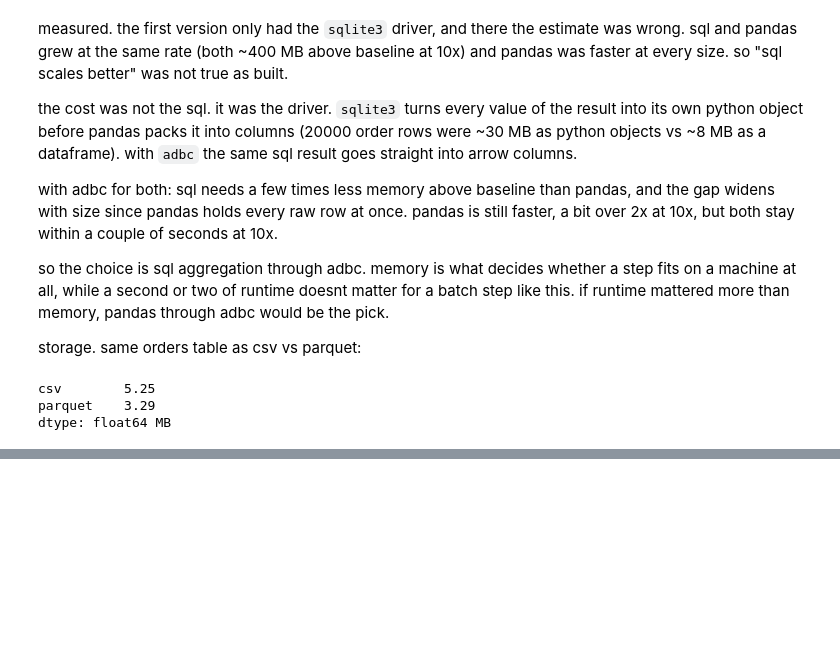
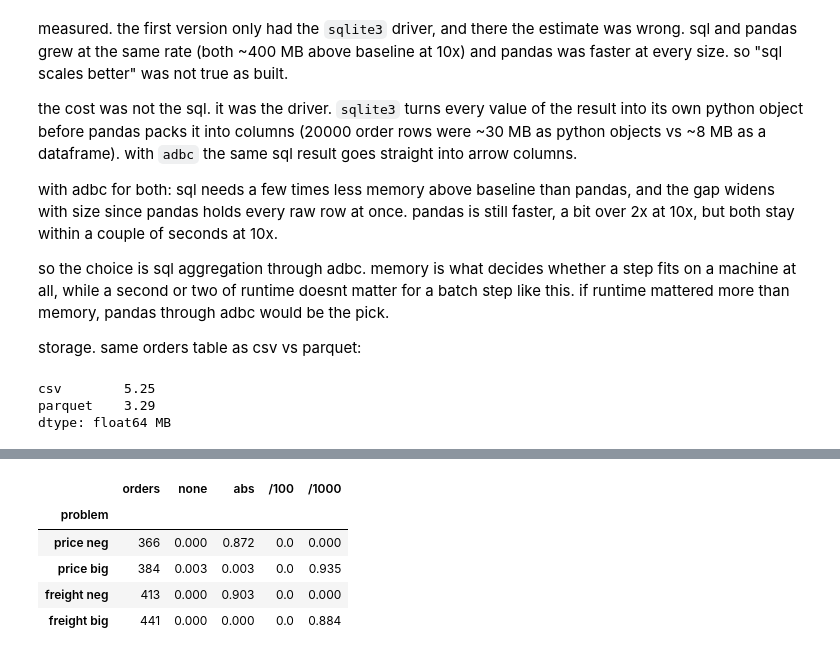
Before and after one commit to 11NOel11/eng2040-assignment1, a Jupyter notebook: pipeline.ipynb, the cells around one changed output, grey strips where cells are left out. Cells and saved outputs as stored; diff of their text form; code cells hidden in the pictures; blank space fills up the shorter version.

```diff
--- a/pipeline.ipynb
+++ b/pipeline.ipynb
@@ -333,0 +350,18 @@ dtype: float64 MB
+# %%
+OUT, done = track("02_clean")
+o = pd.read_parquet(ROOT / "data" / "01_load" / "orders.parquet", dtype_backend="pyarrow")
+it = pd.read_parquet(ROOT / "data" / "01_load" / "items.parquet", dtype_backend="pyarrow")
+pay = q("select * from order_payments")
+tr = q("select * from category_translation")
+it["item_key"] = it.order_id + "/" + it.order_item_id.astype("string[pyarrow]")
+log = []
+
+def change(table, df, key, col, mask, new, rule):
+    # apply new values where mask is true and keep a record of every old -> new
+    m = mask.fillna(False).astype(bool)
+    if not m.any():
+        return
+    new = new if isinstance(new, pd.Series) else pd.Series(new, index=df.index, dtype=df[col].dtype)
+    log.append(pd.DataFrame({"table": table, "key": df.loc[m, key].astype(str), "column": col, "rule": rule,
+                             "old": df.loc[m, col].astype(str), "new": new[m].astype(str)}))
+    df.loc[m, col] = new[m]
@@ -333,0 +429,27 @@ dtype: float64 MB
+# %%
+paid = (o.set_index("order_id").payment_sum_centavos / 100)
+complete = o.set_index("order_id").eval("n_price_null == 0 and n_freight_null == 0 and n_payment_null == 0 and n_items > 0")
+kind = pd.DataFrame({"order_id": it.order_id, "price neg": it.price < 0, "price big": it.price > 5000,
+                     "freight neg": it.freight_value < 0, "freight big": it.freight_value > 500}).fillna(False).groupby("order_id").any()
+single = kind.sum(axis=1) == 1
+
+def match_rate(p, f, ids):
+    t = pd.DataFrame({"order_id": it.order_id, "t": p + f}).groupby("order_id").t.sum()
+    return round(float(((paid[ids] - t[ids]).abs() <= 0.01).mean()), 3)
+
+big = lambda x, cap, k: x.where(~(x > cap).fillna(False), x / k)
+rows = []
+for k in kind:
+    ids = kind.index[kind[k] & single].intersection(complete.index[complete])
+    p, f = it.price, it.freight_value
+    fixes = {"none": (p, f), "abs": (p.abs(), f.abs()), "/100": (big(p, 5000, 100), big(f, 500, 100)), "/1000": (big(p, 5000, 1000), big(f, 500, 1000))}
+    rows.append({"problem": k, "orders": len(ids), **{fx: match_rate(*v, ids) for fx, v in fixes.items()}})
+evidence = pd.DataFrame(rows).set_index("problem")
+evidence
+# %% [output]
+|  | orders | none | abs | /100 | /1000 |
+| problem |  |  |  |  |  |
+| price neg | 366 | 0.000 | 0.872 | 0.0 | 0.000 |
+| price big | 384 | 0.003 | 0.003 | 0.0 | 0.935 |
+| freight neg | 413 | 0.000 | 0.903 | 0.0 | 0.000 |
+| freight big | 441 | 0.000 | 0.000 | 0.0 | 0.884 |
```
Also changed, not shown: parts of 15 cells of this notebook, 1 other file.
